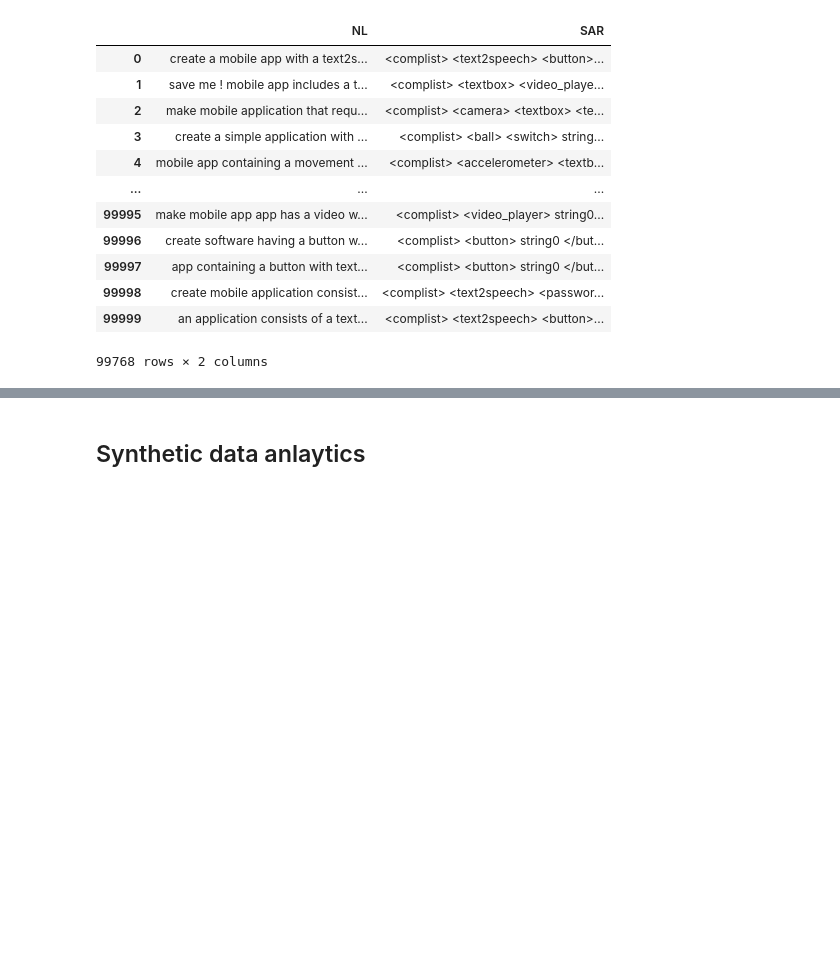
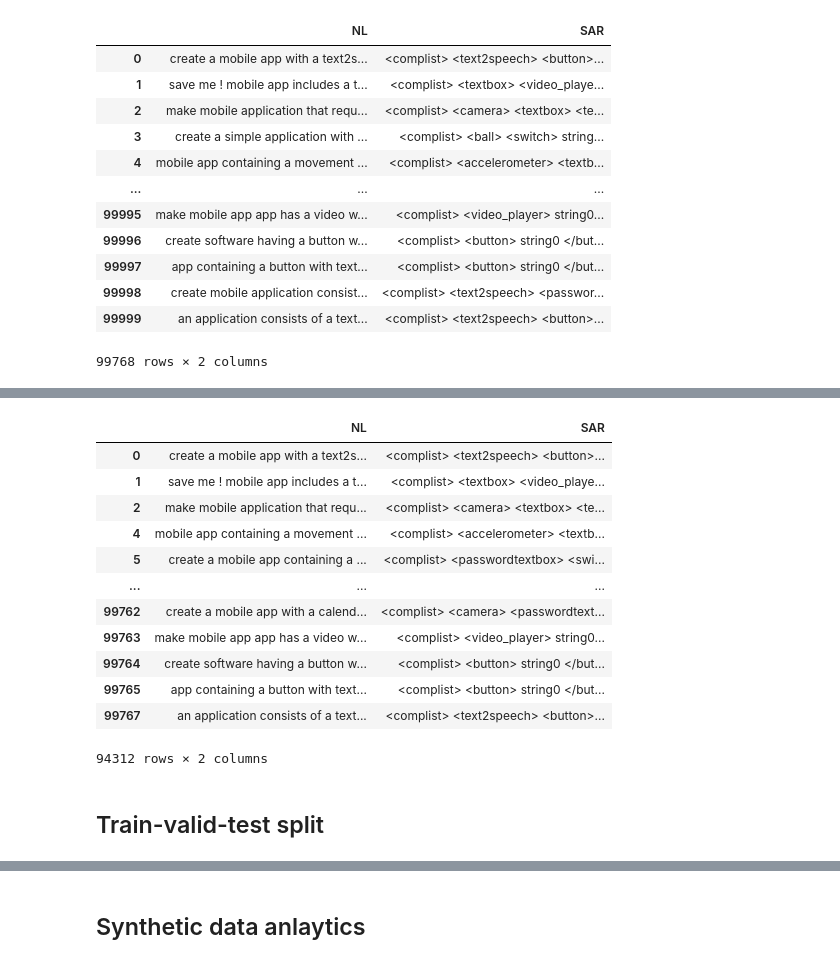
Before and after one commit to Masum06/Text2App, a Jupyter notebook: notebooks/data_synthesis.ipynb, the cells around one changed output, grey strips where cells are left out. Cells and saved outputs as stored; diff of their text form; code cells hidden in the pictures; blank space fills up the shorter version.

```diff
--- a/notebooks/data_synthesis.ipynb
+++ b/notebooks/data_synthesis.ipynb
@@ -667,0 +691,17 @@ df.to_csv("nl_sar_combined.csv", index=False)
+# %%
+unseen = all[~all['SAR'].str.contains("<switch1flipped> <text2speech1>")]
+unseen
+# %% [output]
+|  | NL | SAR |
+| 0 | create a mobile app with a text2s... | <complist> <text2speech> <button>... |
+| 1 | save me ! mobile app includes a t... | <complist> <textbox> <video_playe... |
+| 2 | make mobile application that requ... | <complist> <camera> <textbox> <te... |
+| 4 | mobile app containing a movement ... | <complist> <accelerometer> <textb... |
+| 5 | create a mobile app containing a ... | <complist> <passwordtextbox> <swi... |
+| ... | ... | ... |
+| 99762 | create a mobile app with a calend... | <complist> <camera> <passwordtext... |
+| 99763 | make mobile app app has a video w... | <complist> <video_player> string0... |
+| 99764 | create software having a button w... | <complist> <button> string0 </but... |
+| 99765 | app containing a button with text... | <complist> <button> string0 </but... |
+| 99767 | an application consists of a text... | <complist> <text2speech> <button>... |
+94312 rows × 2 columns
@@ -668,3 +713,5 @@ df.to_csv("nl_sar_combined.csv", index=False)
+# %% [markdown]
+## Train-valid-test split
 # %%
 train_frac = 0.8
 valid_frac = 0.1
```
Also changed, not shown: parts of 8 cells of this notebook.
